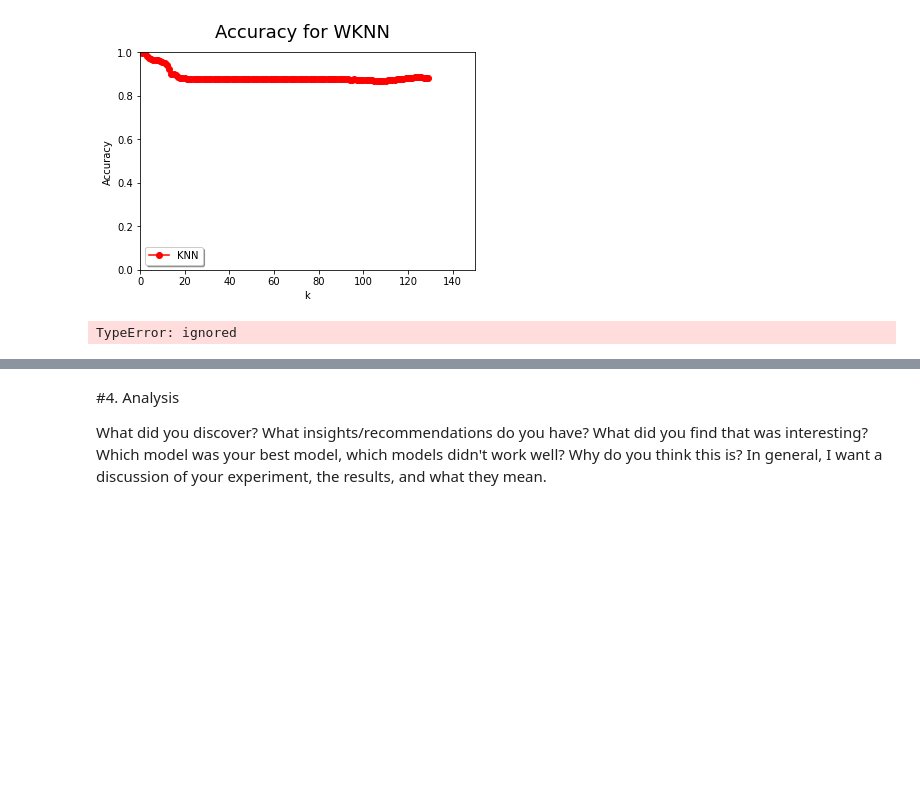
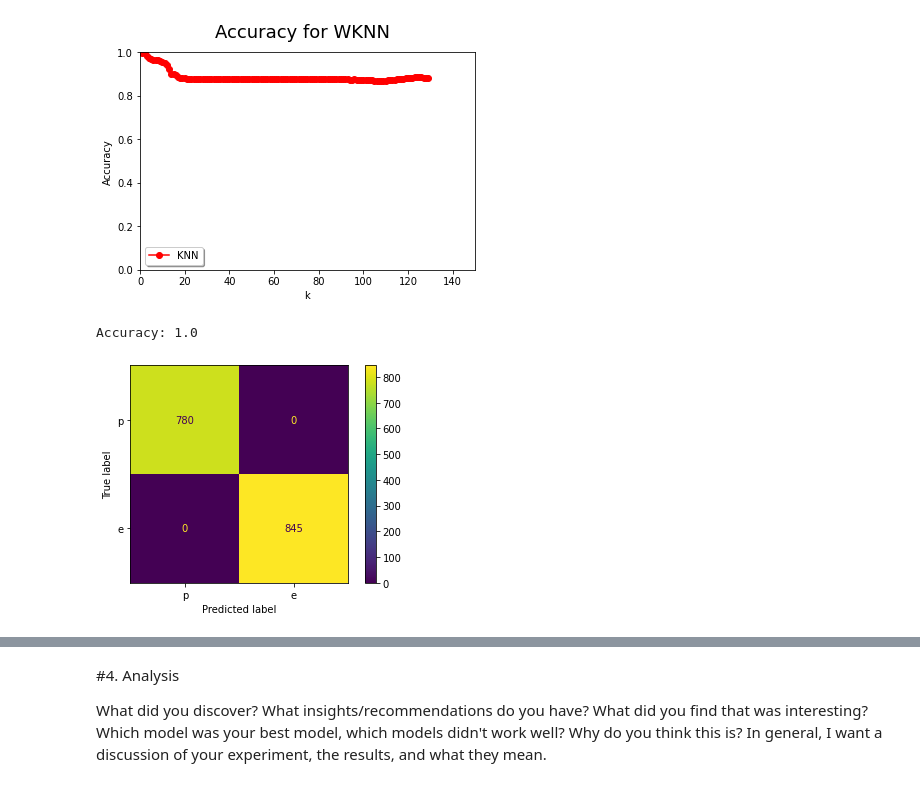
Before and after one commit to j23-cs167/project-2-nickwharff, a Jupyter notebook: Project2_wharff.ipynb, the cells around one changed output, grey strips where cells are left out. Drawn from its saved outputs; the diff is of its cells as text; code cells hidden in the pictures; blank space fills up the shorter version.

```diff
--- a/Project2_wharff.ipynb
+++ b/Project2_wharff.ipynb
@@ -154,23 +156,27 @@ plt.show()
 # %% [output]
 [figure]
 # %%
-from sklearn import svm
+import matplotlib.pyplot as plt
+
 from sklearn.metrics import ConfusionMatrixDisplay
+from sklearn.linear_model import SGDClassifier
 
-svc = svm.SVC
-svc.fit(train_data, train_sln)
-sv_pre = svc.predict(test_data)
+sgd = SGDClassifier()
+sgd.fit(train_data, train_sln)
+sgd_pre = sgd.predict(test_data)
 
-accuracy = metrics.accuracy_score(sv_pre,test_sln)
+accuracy5 = metrics.accuracy_score(test_sln, sgd_pre)
 
-print('Accuracy:', accuracy)
+print('Accuracy:', accuracy5)
+vals = shroom[target].unique() ## possible classification values (species)
 
-# Confusion Matrix
-vals = shroom[target].unique() ## possible classification values (species)
-conf_mat = metrics.confusion_matrix(test_sln, sv_pre, labels=vals)
+conf_mat5 = metrics.confusion_matrix(test_sln, sgd_pre, labels=vals)
 
-disp = ConfusionMatrixDisplay(confusion_matrix=conf_mat,display_labels=vals)
+
+#display
+disp = ConfusionMatrixDisplay(confusion_matrix=conf_mat5,display_labels=vals)
 disp.plot()
 plt.show()
 # %% [output]
-TypeError: ignored
+Accuracy: 1.0
+[figure, added]
```
Also changed, not shown: parts of 11 cells of this notebook.
